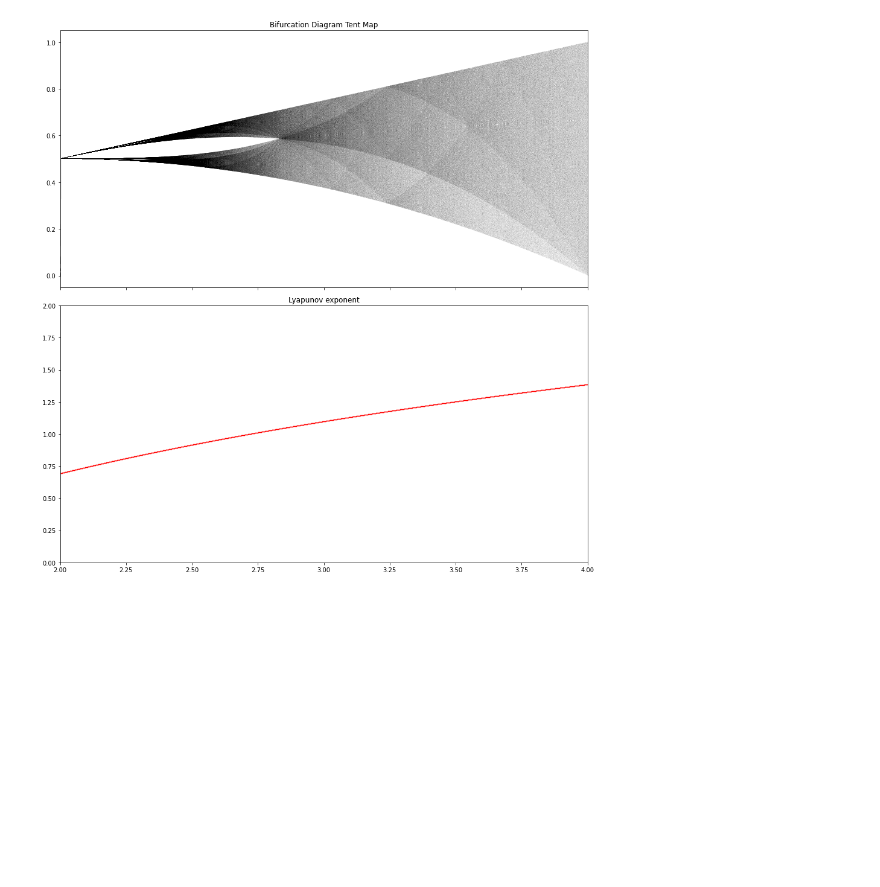
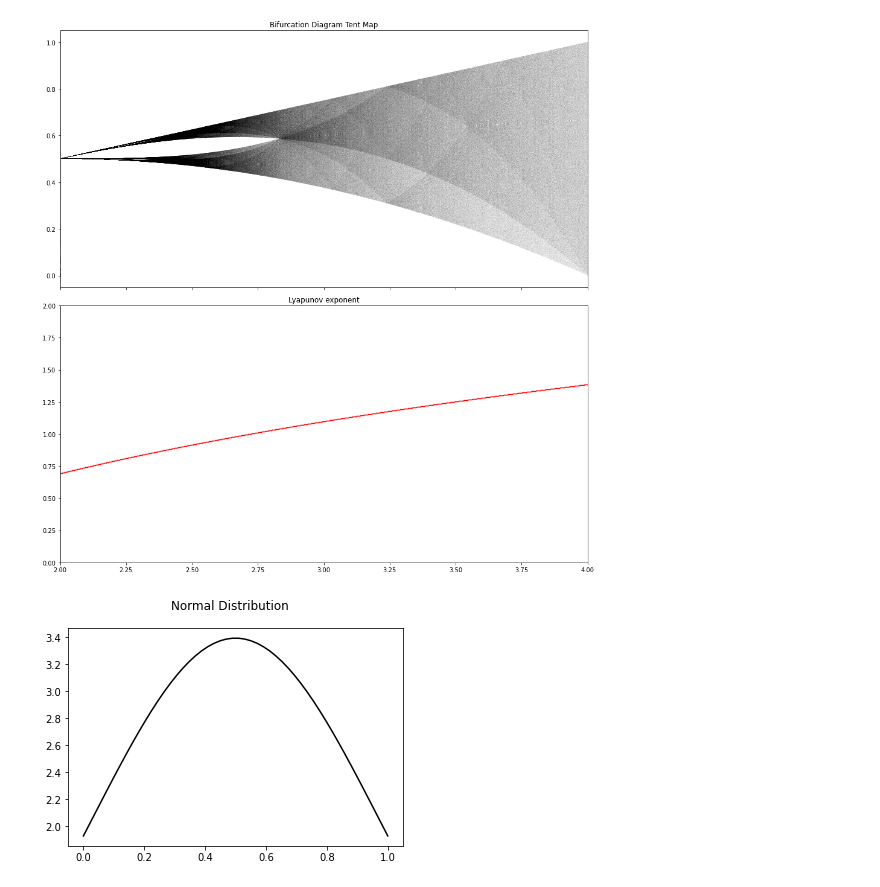
Before and after one commit to JochenFromm/JupyterNotebooks, a Jupyter notebook: BifurcationDiagrams.ipynb, the cells around one changed output. Drawn from its saved outputs; the diff is of its cells as text; code cells hidden in the pictures; blank space fills up the shorter version.

Commit message:
Add more bifurcation charts

```diff
--- a/BifurcationDiagrams.ipynb
+++ b/BifurcationDiagrams.ipynb
@@ -117,3 +117,18 @@ plt.tight_layout()
 fig.savefig('triangle_bifurcation_map.png')
 # %% [output]
 [figure]
+# %%
+s = 0.47
+def normal(r, x):
+    return r * np.exp(-(x-0.5)**2/(2*s**2)) / (np.sqrt(2*np.pi) * s)
+# %%
+x = np.linspace(0, 1)
+fig, ax = plt.subplots(1, 1)
+ax.plot(x, normal(4, x), 'k')
+plt.rcParams['axes.facecolor'] = 'white'
+plt.rcParams['figure.facecolor'] = 'white'
+fig.suptitle('Normal Distribution')
+
+fig.savefig(f"normal_distribution_map_{s}.png")
+# %% [output]
+[figure, added]
```
Also changed, not shown: parts of 2 cells of this notebook, 49 other files.
